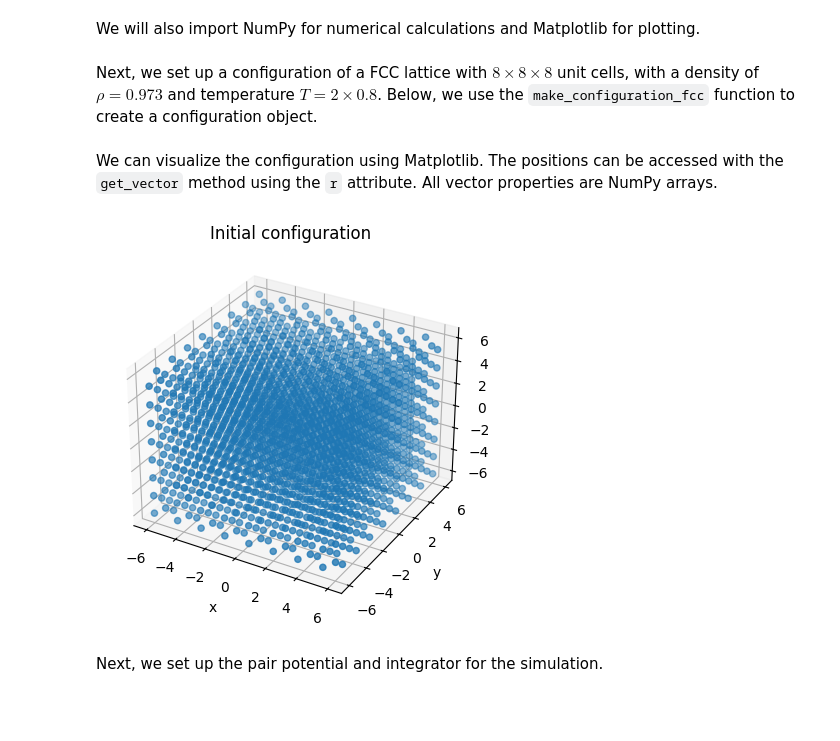
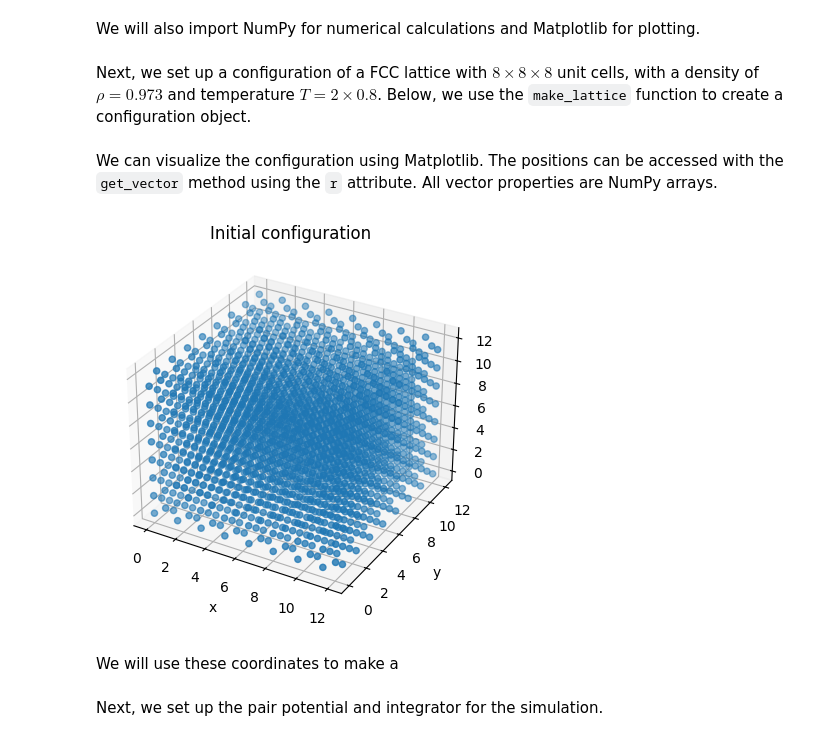
Before and after one commit to jklust/gamdpy, a Jupyter notebook: tutorials/quick_start.ipynb, the cells around one changed output. Saved outputs shown, nothing was run; the diff lists cells and outputs as text; code cells hidden in the pictures; blank space fills up the shorter version.

```diff
--- a/tutorials/quick_start.ipynb
+++ b/tutorials/quick_start.ipynb
@@ -13,24 +13,27 @@ We will also import NumPy for numerical calculations and Matplotlib for plotting
 import numpy as np  # For numerical operations
 import matplotlib.pyplot as plt  # For plotting
 # %% [markdown]
-Next, we set up a configuration of a FCC lattice with $8 \times 8 \times 8$ unit cells, with a density of $\rho = 0.973$ and temperature $T = 2\times 0.8$.
-Below, we use the `make_configuration_fcc` function to create a configuration object.
+Next, we set up a configuration of a FCC lattice with $8 \times 8 \times 8$ unit cells, with a density of $\rho = 0.973$ and temperature $T = 2\times 0.8$. Below, we use the `make_lattice` function to create a configuration object.
 # %%
 # Setup configuration: FCC Lattice
-configuration = rp.make_configuration_fcc(nx=8, ny=8, nz=8, rho=0.973, T=2*0.8)
+positions, box_vector = rp.tools.make_lattice(
+    unit_cell=rp.unit_cells.FCC,
+    cells=[8, 8, 8],
+    rho=0.973
+)
 # %% [markdown]
 We can visualize the configuration using Matplotlib. The positions can be accessed with the `get_vector` method using the `r` attribute. All vector properties are NumPy arrays.
 # %%
 # Make 3D plot using matplotlib
-r = configuration.get_vector('r')  # Get positions
-
 fig = plt.figure()
 ax = fig.add_subplot(111, projection='3d')
 ax.set_title('Initial configuration')
-ax.scatter(r[:,0], r[:,1], r[:,2])
+ax.scatter(positions[:,0], positions[:,1], positions[:,2])
 ax.set_xlabel('x')
 ax.set_ylabel('y')
 ax.set_zlabel('z')
 plt.show()
 # %% [output]
-[figure, old version]
+[figure, new version]
+# %% [markdown]
+We will use these coordinates to make a
```
Also changed, not shown: parts of 5 cells of this notebook, 5 other files.
